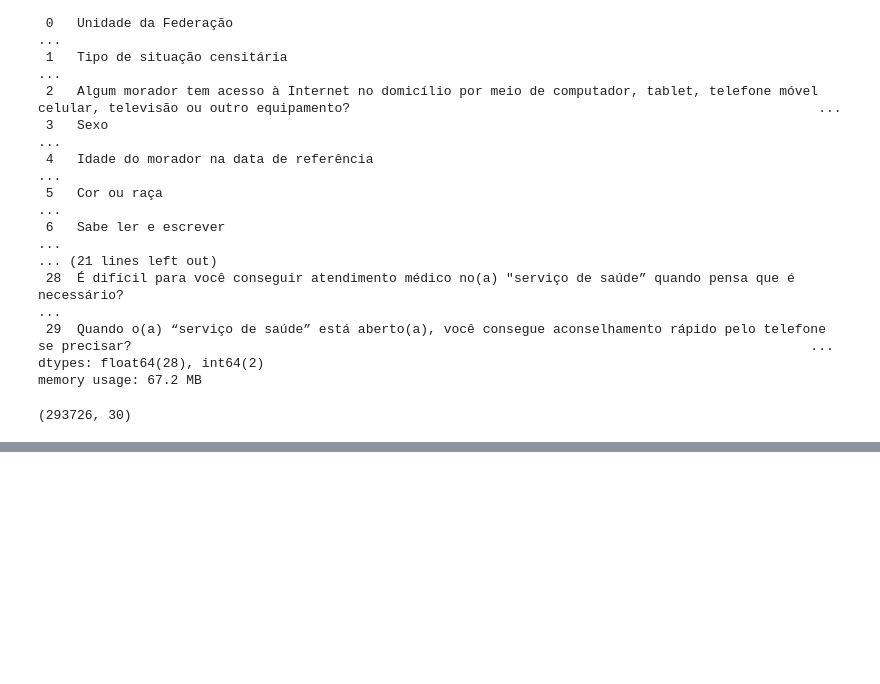
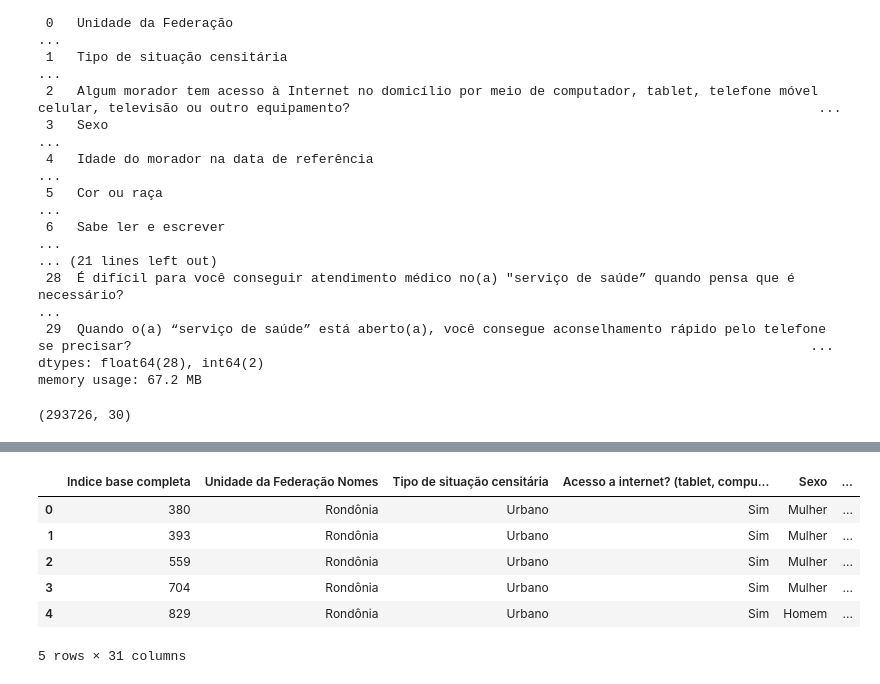
Before and after one commit to IgorLorentz/TOC-TDAH, a Jupyter notebook: main.ipynb, the cells around one changed output, grey strips where cells are left out. Saved outputs shown, nothing was run; the diff lists cells and outputs as text; code cells hidden in the pictures; blank space fills up the shorter version.

Commit message:
limpeza base

```diff
--- a/main.ipynb
+++ b/main.ipynb
@@ -162,0 +188,12 @@ data_filtred.shape
+# %%
+limpeza1 = pd.read_csv('TOC&TDAH- Limpeza1 - baseLimpa.csv')
+# %%
+limpeza1.head()
+# %% [output]
+|  | Indice base completa | Unidade da Federação Nomes | Tipo de situação censitária | Acesso a internet? (tablet, compu... | Sexo | ... |
+| 0 | 380 | Rondônia | Urbano | Sim | Mulher | ... |
+| 1 | 393 | Rondônia | Urbano | Sim | Mulher | ... |
+| 2 | 559 | Rondônia | Urbano | Sim | Mulher | ... |
+| 3 | 704 | Rondônia | Urbano | Sim | Mulher | ... |
+| 4 | 829 | Rondônia | Urbano | Sim | Homem | ... |
+5 rows × 31 columns
```
Also changed, not shown: parts of 7 cells of this notebook, 2 other files.
